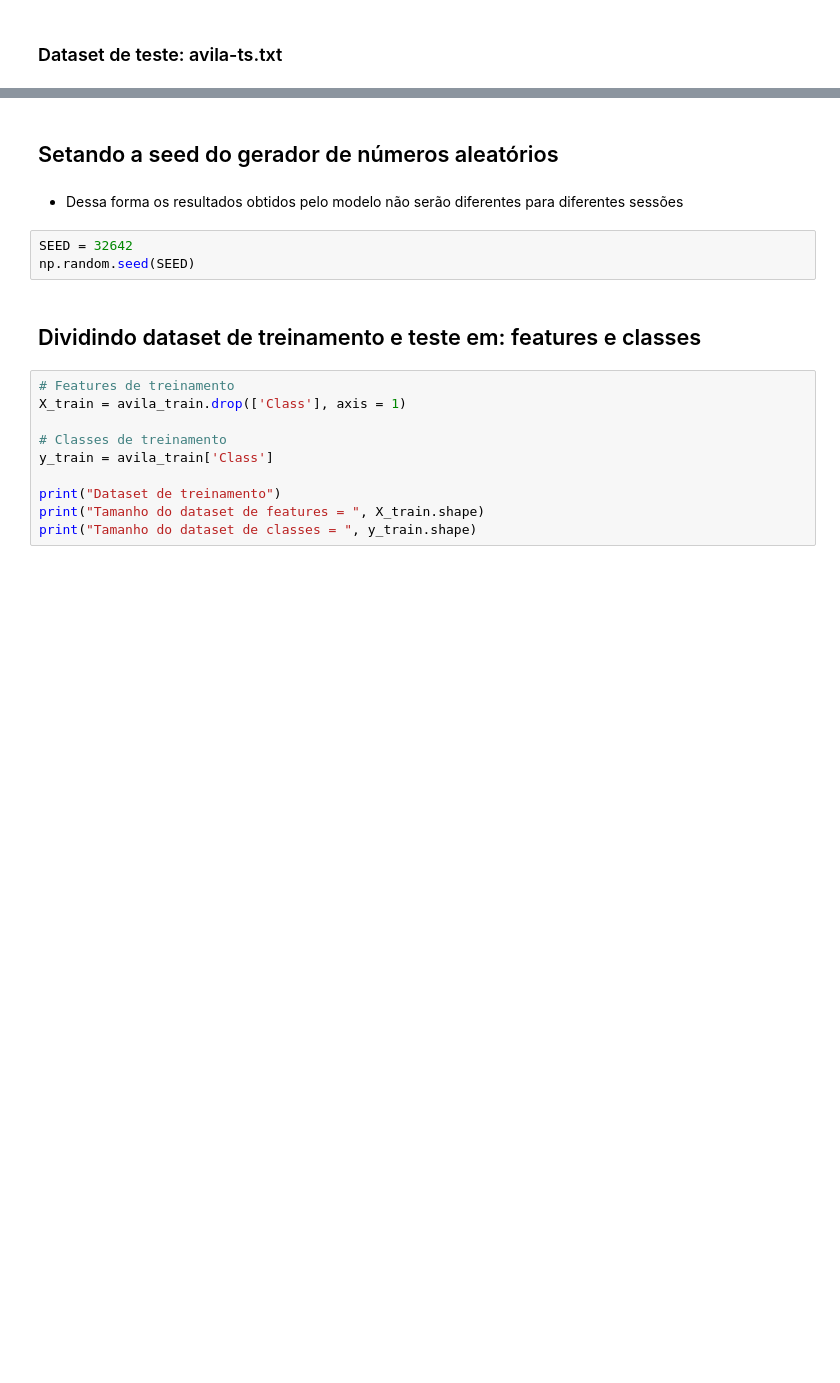
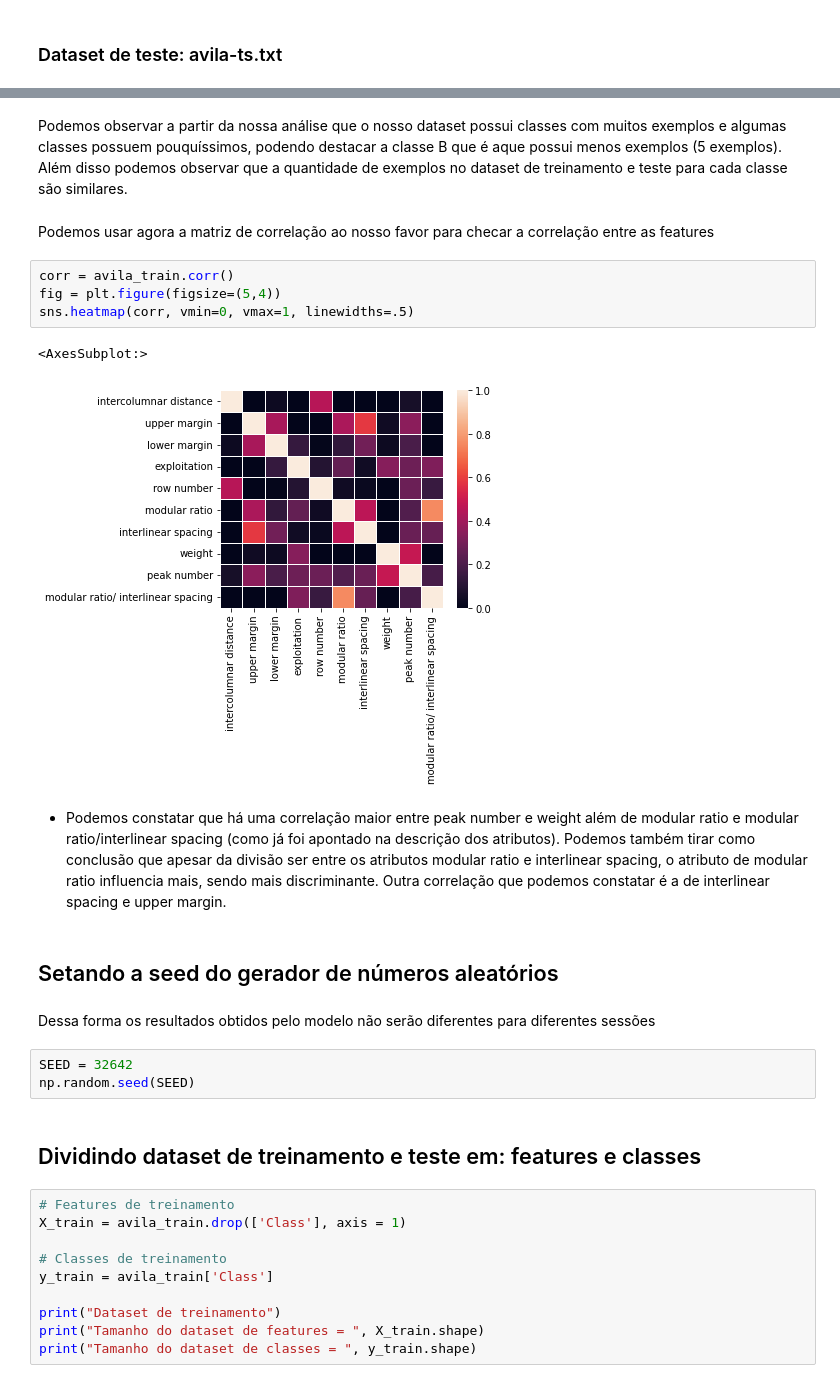
Before and after one commit to bruhenri12/Projeto-AM-2022-2, a Jupyter notebook: codigos/ProjetoAM.ipynb, the cells around one changed output, grey strips where cells are left out. Drawn from its saved outputs; the diff is of its cells as text; blank space fills up the shorter version.

```diff
--- a/codigos/ProjetoAM.ipynb
+++ b/codigos/ProjetoAM.ipynb
@@ -82,8 +288,20 @@ avila_test.head()
+# %% [markdown]
+Podemos observar a partir da nossa análise que o nosso dataset possui classes com muitos exemplos e algumas classes possuem pouquíssimos, podendo destacar a classe B que é aque possui menos exemplos (5 exemplos). Além disso podemos observar que a quantidade de exemplos no dataset de treinamento e teste para cada classe são similares.
+# %% [markdown]
+Podemos usar agora a matriz de correlação ao nosso favor para checar a correlação entre as features
+# %%
+corr = avila_train.corr()
+fig = plt.figure(figsize=(5,4))
+sns.heatmap(corr, vmin=0, vmax=1, linewidths=.5)
+# %% [output]
+<AxesSubplot:>
+[figure, added]
+# %% [markdown]
+  * Podemos constatar que há uma correlação maior entre peak number e weight além de modular ratio e modular ratio/interlinear spacing (como já foi apontado na descrição dos atributos). Podemos também tirar como conclusão que apesar da divisão ser entre os atributos modular ratio e interlinear spacing, o atributo de modular ratio influencia mais, sendo mais discriminante. Outra correlação que podemos constatar é a de interlinear spacing e upper margin.
 # %% [markdown]
 ## Setando a seed do gerador de números aleatórios
 # %% [markdown]
-
-- Dessa forma os resultados obtidos pelo modelo não serão diferentes para diferentes sessões
+Dessa forma os resultados obtidos pelo modelo não serão diferentes para diferentes sessões
 # %%
 SEED = 32642
 np.random.seed(SEED)
```
Also changed, not shown: parts of 131 cells of this notebook, 4 other files.
